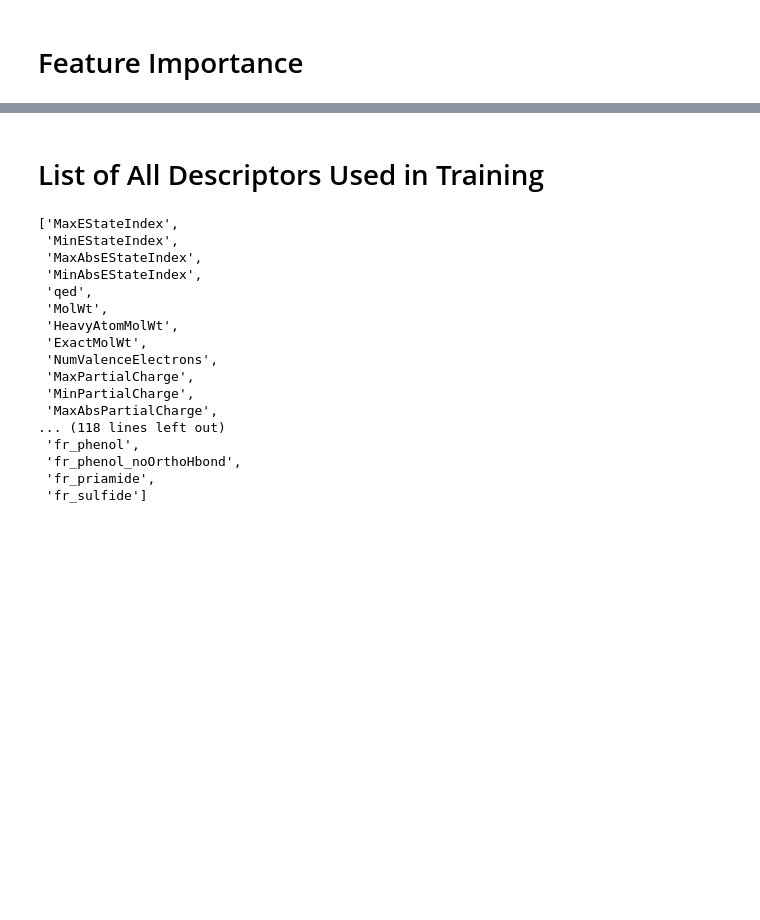
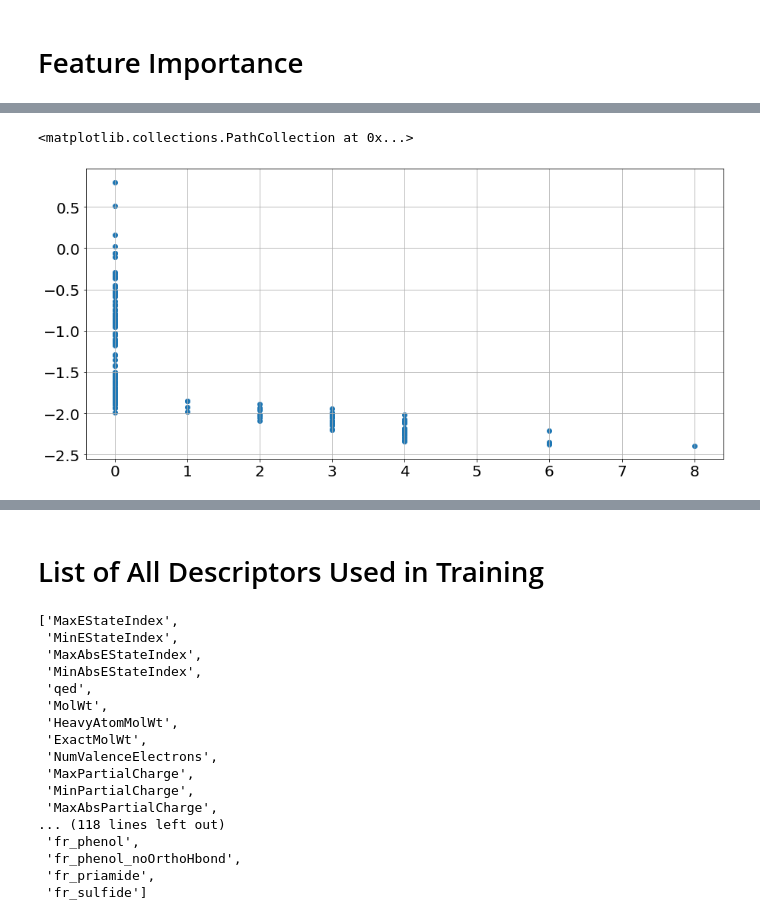
Before and after one commit to siddharth-ncl-work/miscellaneous, a Jupyter notebook: machine_learning_project_ideas/1/model_training.ipynb, the cells around one changed output, grey strips where cells are left out. Cells and saved outputs as stored; diff of their text form; code cells hidden in the pictures; blank space fills up the shorter version.

```diff
--- a/machine_learning_project_ideas/1/model_training.ipynb
+++ b/machine_learning_project_ideas/1/model_training.ipynb
@@ -624,0 +579,5 @@ R^2 = 0.9891340545378239
+# %%
+plt.scatter(X['fr_aniline'],y)
+# %% [output]
+<matplotlib.collections.PathCollection at 0x...>
+[figure, added]
```
Also changed, not shown: parts of 24 cells of this notebook.
